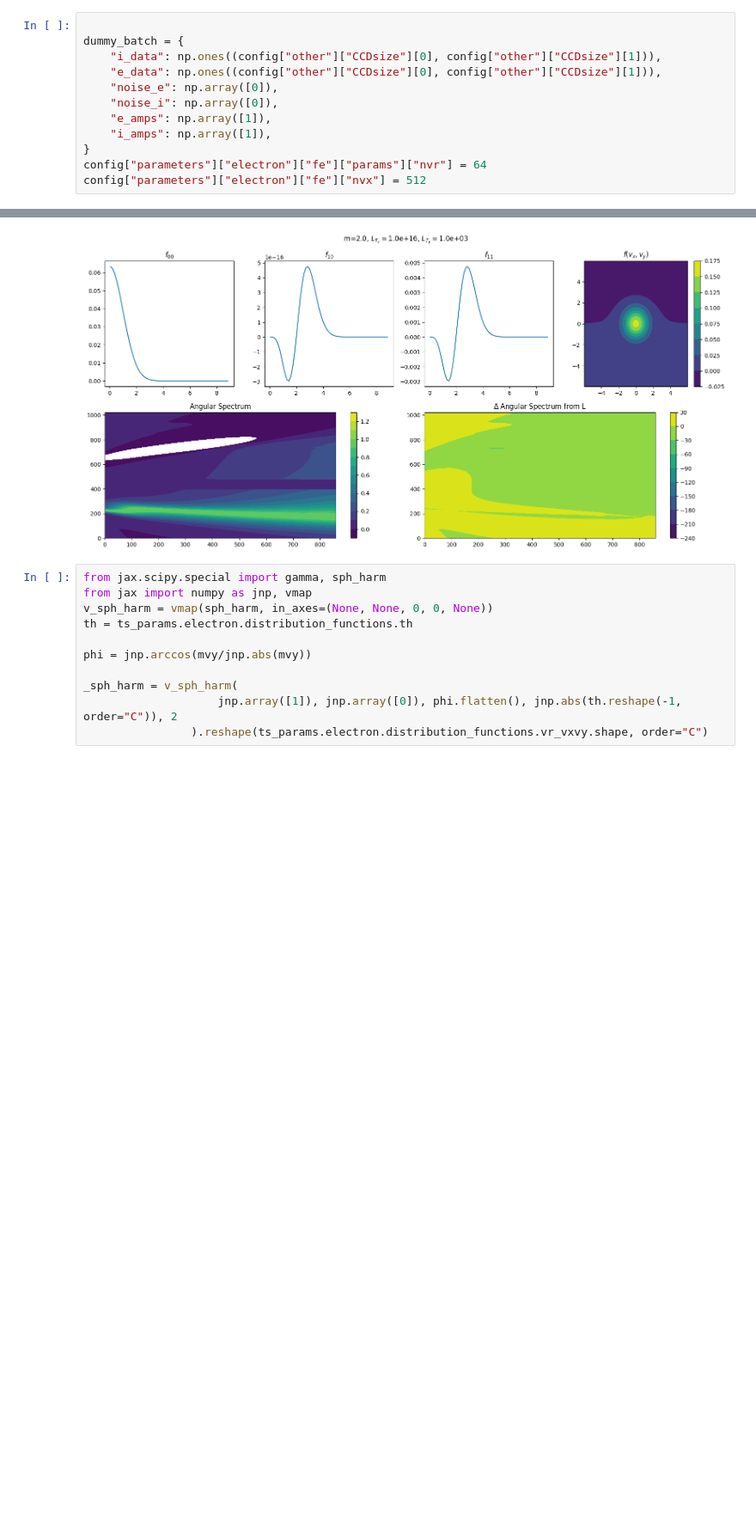
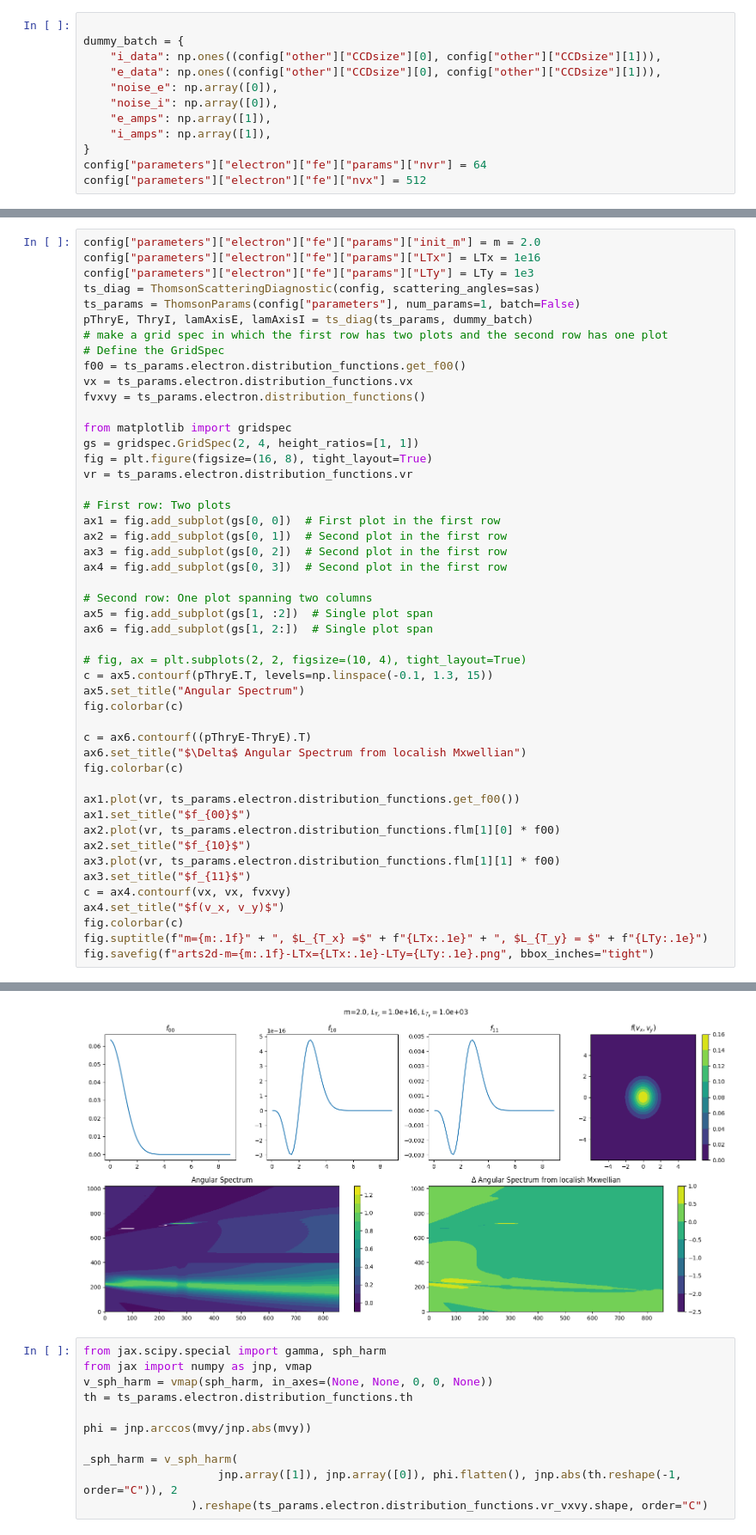
Before and after one commit to ergodicio/tsadar, a Jupyter notebook: arts2d_fwd.ipynb, the cells around one changed output, grey strips where cells are left out. Shown: that part at 86% size. Drawn from its saved outputs; the diff is of its cells as text; blank space fills up the shorter version.

Commit message:
diagnostic / visualisation notebook -- should be deleted later

```diff
--- a/arts2d_fwd.ipynb
+++ b/arts2d_fwd.ipynb
@@ -281,3 +314,50 @@ fig.savefig(f"arts2d-m={m:.1f}-LTx={LTx:.1e}-LTy={LTy:.1e}.png", bbox_inches="ti
 [figure]
 # %%
+config["parameters"]["electron"]["fe"]["params"]["init_m"] = m = 2.0
+config["parameters"]["electron"]["fe"]["params"]["LTx"] = LTx = 1e16
+config["parameters"]["electron"]["fe"]["params"]["LTy"] = LTy = 1e3
+ts_diag = ThomsonScatteringDiagnostic(config, scattering_angles=sas)
+ts_params = ThomsonParams(config["parameters"], num_params=1, batch=False)
+pThryE, ThryI, lamAxisE, lamAxisI = ts_diag(ts_params, dummy_batch)
+# make a grid spec in which the first row has two plots and the second row has one plot
+# Define the GridSpec
+f00 = ts_params.electron.distribution_functions.get_f00()
+vx = ts_params.electron.distribution_functions.vx
+fvxvy = ts_params.electron.distribution_functions()
+
+from matplotlib import gridspec
+gs = gridspec.GridSpec(2, 4, height_ratios=[1, 1])
+fig = plt.figure(figsize=(16, 8), tight_layout=True)
+vr = ts_params.electron.distribution_functions.vr
+
+# First row: Two plots
+ax1 = fig.add_subplot(gs[0, 0])  # First plot in the first row
+ax2 = fig.add_subplot(gs[0, 1])  # Second plot in the first row
+ax3 = fig.add_subplot(gs[0, 2])  # Second plot in the first row
+ax4 = fig.add_subplot(gs[0, 3])  # Second plot in the first row
+
+# Second row: One plot spanning two columns
+ax5 = fig.add_subplot(gs[1, :2])  # Single plot span
+ax6 = fig.add_subplot(gs[1, 2:])  # Single plot span
+
+# fig, ax = plt.subplots(2, 2, figsize=(10, 4), tight_layout=True)
+c = ax5.contourf(pThryE.T, levels=np.linspace(-0.1, 1.3, 15))
+ax5.set_title("Angular Spectrum")
+fig.colorbar(c)
+
+c = ax6.contourf((pThryE-ThryE).T)
+ax6.set_title("$\Delta$ Angular Spectrum from localish Mxwellian")
+fig.colorbar(c)
+
+ax1.plot(vr, ts_params.electron.distribution_functions.get_f00())
+ax1.set_title("$f_{00}$")
+ax2.plot(vr, ts_params.electron.distribution_functions.flm[1][0] * f00)
+ax2.set_title("$f_{10}$")
+ax3.plot(vr, ts_params.electron.distribution_functions.flm[1][1] * f00)
+ax3.set_title("$f_{11}$")
+c = ax4.contourf(vx, vx, fvxvy)
+ax4.set_title("$f(v_x, v_y)$")
+fig.colorbar(c)
+fig.suptitle(f"m={m:.1f}" + ", $L_{T_x} =$" + f"{LTx:.1e}" + ", $L_{T_y} = $" + f"{LTy:.1e}")
+fig.savefig(f"arts2d-m={m:.1f}-LTx={LTx:.1e}-LTy={LTy:.1e}.png", bbox_inches="tight")
 # %% [output]
@@ -284,4 +366,4 @@ fig.savefig(f"arts2d-m={m:.1f}-LTx={LTx:.1e}-LTy={LTy:.1e}.png", bbox_inches="ti
-[figure, old version]
+[figure, new version]
 # %%
 from jax.scipy.special import gamma, sph_harm
 from jax import numpy as jnp, vmap
```
Also changed, not shown: parts of 8 cells of this notebook.
